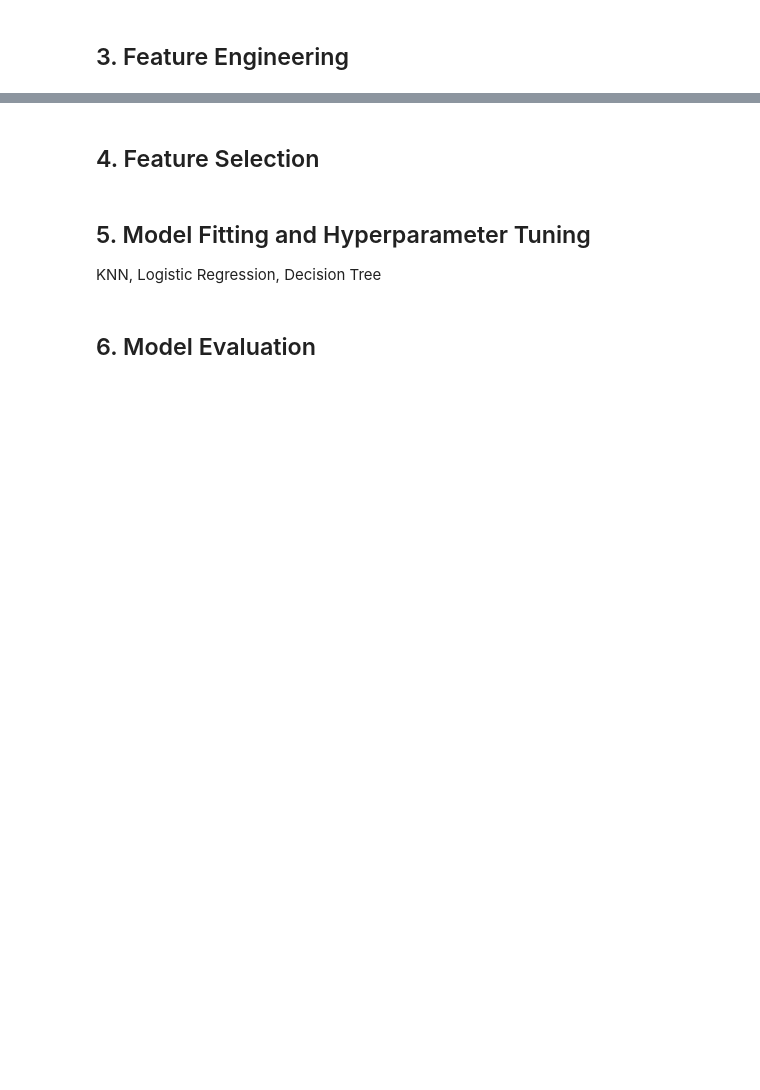
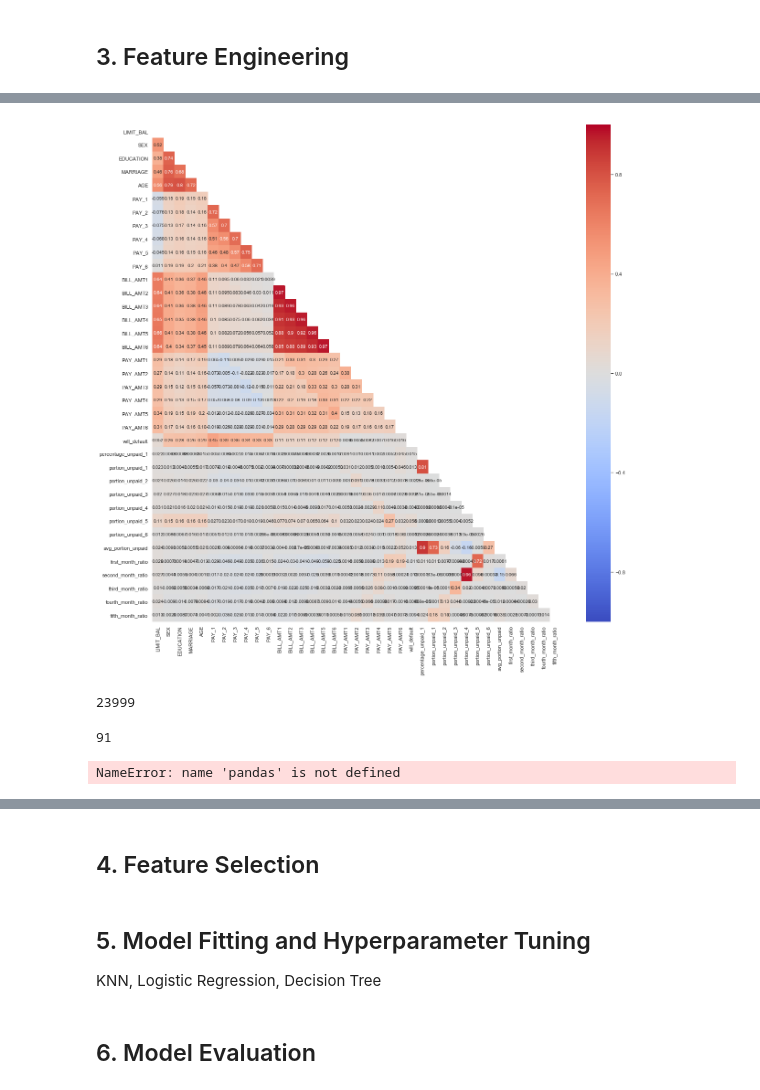
Before and after one commit to learn-co-students/nyc-mhtn-ds-042219-lectures, a Jupyter notebook: Module_4/classification_evaluation_mini_project/classification-assessment-mini-project.ipynb, the cells around one changed output, grey strips where cells are left out. Cells and saved outputs as stored; diff of their text form; code cells hidden in the pictures; blank space fills up the shorter version.

```diff
--- a/Module_4/classification_evaluation_mini_project/classification-assessment-mini-project.ipynb
+++ b/Module_4/classification_evaluation_mini_project/classification-assessment-mini-project.ipynb
@@ -289,0 +323,17 @@ df['']
+# %%
+df['second_month_ratio'] = abs((df['PAY_AMT5'] - df['PAY_AMT4']))/ abs(df['BILL_AMT4'])
+# %%
+df['third_month_ratio'] = abs((df['PAY_AMT4'] - df['PAY_AMT3']))/ abs(df['BILL_AMT3'])
+# %%
+df['fourth_month_ratio'] = abs((df['PAY_AMT3'] - df['PAY_AMT2']))/ abs(df['BILL_AMT2'])
+# %%
+df['fifth_month_ratio'] = abs((df['PAY_AMT2'] - df['PAY_AMT1']))/ abs(df['BILL_AMT1'])
+# %%
+correlation = df.corr()
+plt.figure(figsize=(20,20))
+mask=np.zeros_like(df.corr(), dtype=np.bool)
+mask[np.triu_indices_from(mask)] = True
+heatmap = sns.heatmap(correlation, annot=True, mask=mask,
+                      linewidths=0, vmin=-1, cmap="coolwarm")
+# %% [output]
+[figure, added]
@@ -289,0 +345,8 @@ df['']
+# %%
+len(df['BILL_AMT6'])
+# %% [output]
+23999
+# %%
+len(indices_to_inspect)
+# %% [output]
+91
@@ -289,0 +355,4 @@ df['']
+# %%
+df['negative_bill'] = indices_to_inspect.concatenate(dfpandas.DataFrame()
+# %% [output]
+NameError: name 'pandas' is not defined
```
Also changed, not shown: parts of 30 cells of this notebook.
